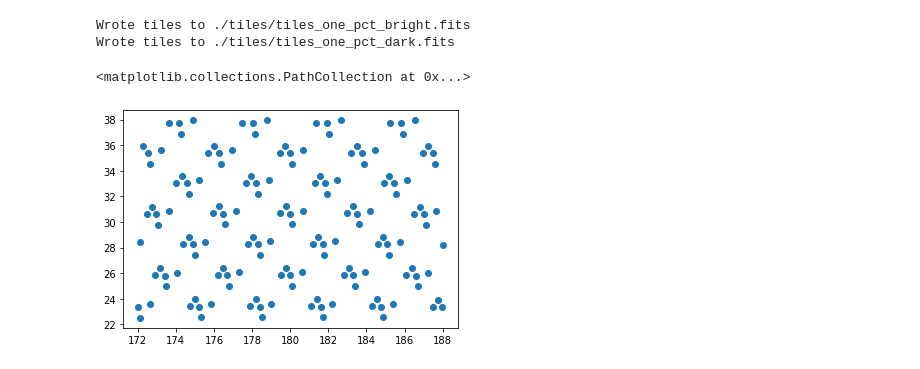
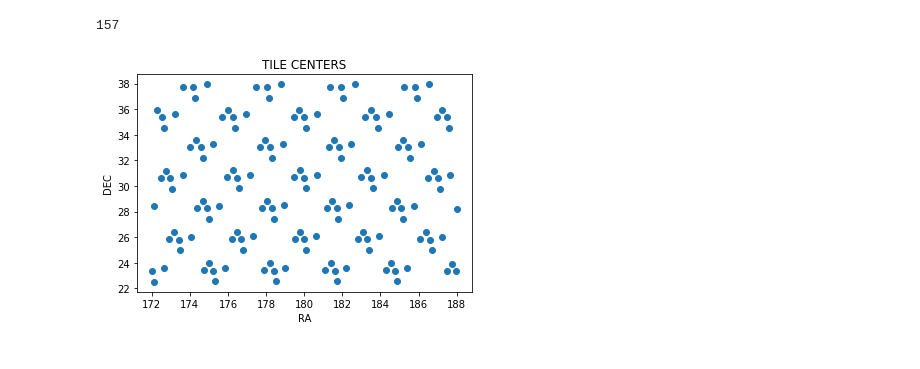
Before and after one commit to forero/SandboxDESI, a Jupyter notebook: onepct/explore.ipynb, the cells around one changed output. Drawn from its saved outputs; the diff is of its cells as text; code cells hidden in the pictures.

```diff
--- a/onepct/explore.ipynb
+++ b/onepct/explore.ipynb
@@ -59,12 +47,14 @@ def cut_tiles(tile_path="./", cut_name="one_pct", limits={}):
-# %%
-cut_tiles(tile_path='./tiles', limits={'min_ra':172, 'max_ra':188, 'min_dec':22, 'max_dec':38})
-# %% [output]
-Wrote tiles to ./tiles/tiles_one_pct_bright.fits
-Wrote tiles to ./tiles/tiles_one_pct_dark.fits
 # %%
 tiles = Table.read("tiles/tiles_one_pct_dark.fits")
+print(len(tiles))
+# %% [output]
+157
-# %%
-plt.scatter(tiles['RA'], tiles['DEC'])
-# %% [output]
-<matplotlib.collections.PathCollection at 0x...>
-[figure, removed]
+# %%
+plt.figure(figsize=(6,4))
+plt.scatter(tiles['RA'], tiles['DEC'])
+plt.title('TILE CENTERS')
+plt.xlabel('RA')
+plt.ylabel('DEC')
+plt.savefig('tiles.png')
+# %% [output]
+[figure, added]
```
Also changed, not shown: parts of 19 cells of this notebook.
